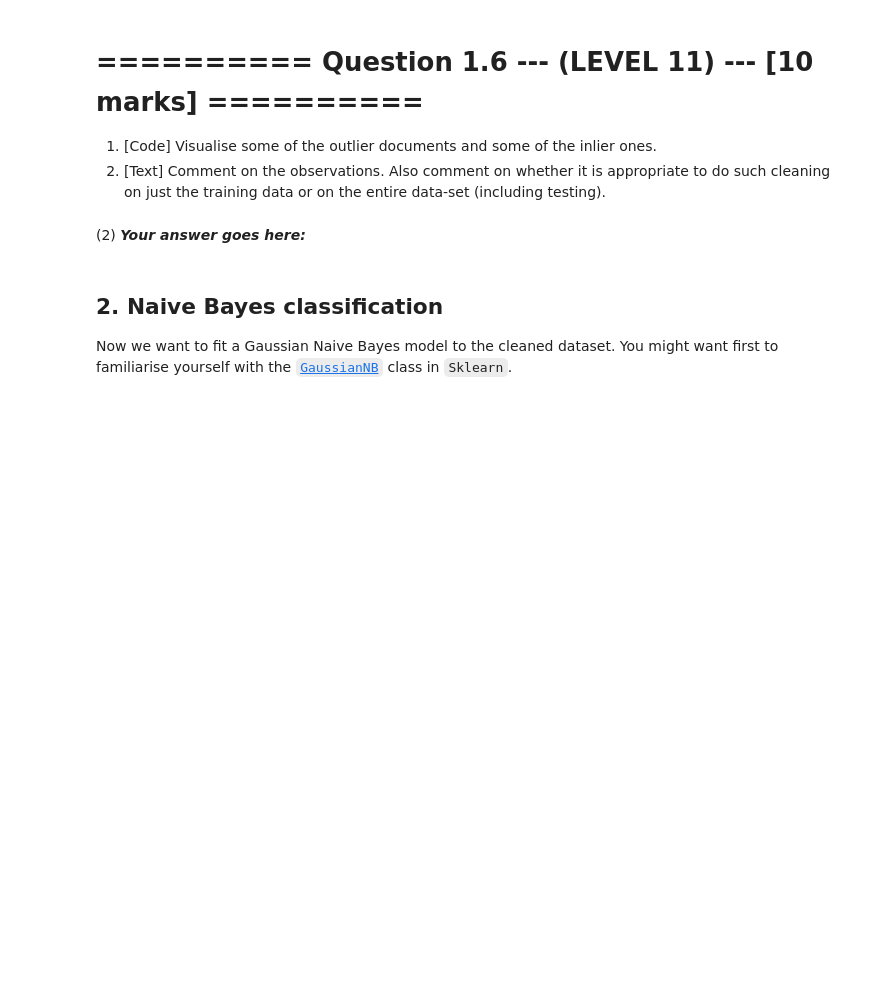
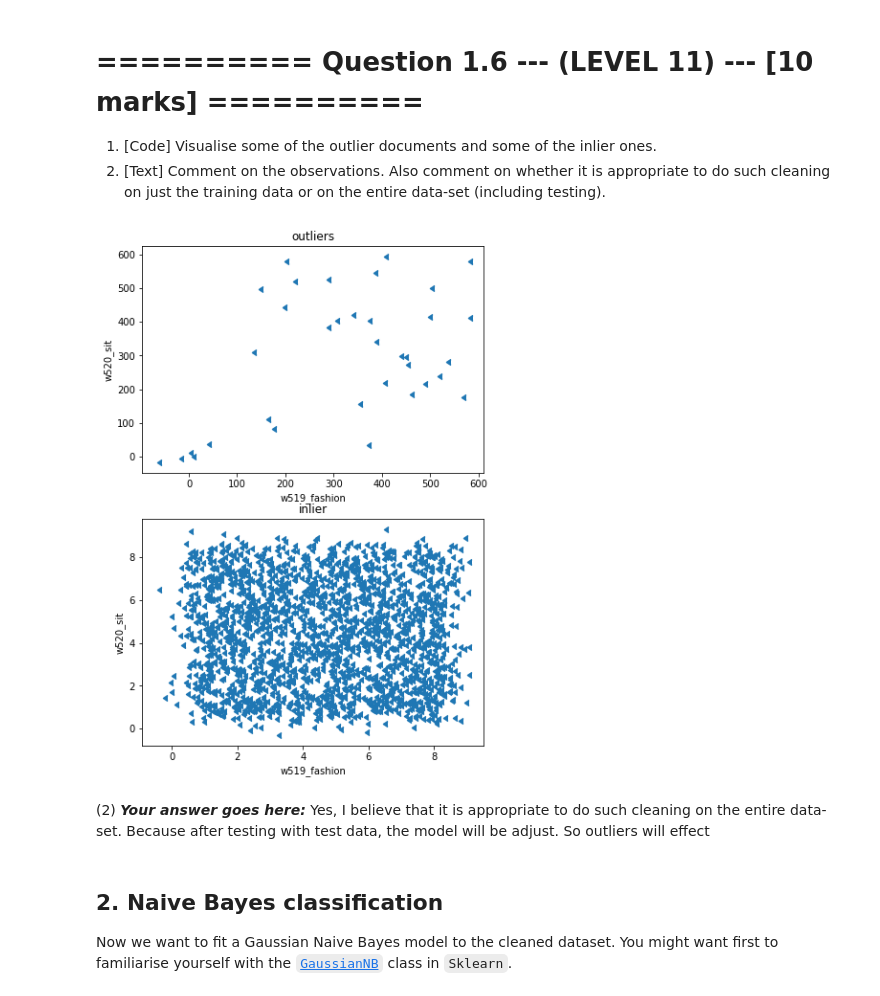
Before and after one commit to LewisLauYang/IAML2018, a Jupyter notebook: Assignments/01_Analysis.ipynb, the cells around one changed output. Saved outputs shown, nothing was run; the diff lists cells and outputs as text; code cells hidden in the pictures; blank space fills up the shorter version.

```diff
--- a/Assignments/01_Analysis.ipynb
+++ b/Assignments/01_Analysis.ipynb
@@ -193,5 +344,38 @@ We want to get rid of the potential outliers in the data. Your job now is to cre
-# %% [markdown]
-(2) ***Your answer goes here:***
+# %%
+# (1) # Your Code goes here:
+
+#make the figure more bigger
+plt.figure(figsize=(6.4,9.6))
+
+#Visualise the outlier
+plt.subplot(211)
+
+#outliers is a list marked the row which is with outliers in 1.5
+indexList = []
+
+for key in outliers.keys():
+    indexList.append(key)
+outDataFrame = news_raw.iloc[indexList,:]
+plt.title('outliers')
+scatter_jitter(outDataFrame['w519_fashion'],outDataFrame['w520_sit'])
+plt.xlabel('w519_fashion')
+plt.ylabel('w520_sit')
+
+
+#Visualise the inlier ones
+plt.subplot(212)
+plt.title('inlier')
+scatter_jitter(news_clean['w519_fashion'],news_clean['w520_sit'])
+plt.xlabel('w519_fashion')
+plt.ylabel('w520_sit')
+
+
+plt.show()
+# %% [output]
+[figure, added]
+# %% [markdown]
+(2) ***Your answer goes here:***
+Yes, I believe that it is appropriate to do such cleaning on the entire data-set. Because after testing with test data, the model will be adjust. So outliers will effect
 # %% [markdown]
 ## 2. Naive Bayes classification
 Now we want to fit a Gaussian Naive Bayes model to the cleaned dataset. You might want first to familiarise yourself with the [`GaussianNB`](http://scikit-learn.org/0.19/modules/generated/sklearn.naive_bayes.GaussianNB.html) class in `Sklearn`.
```
Also changed, not shown: parts of 53 cells of this notebook, 4 other files.
